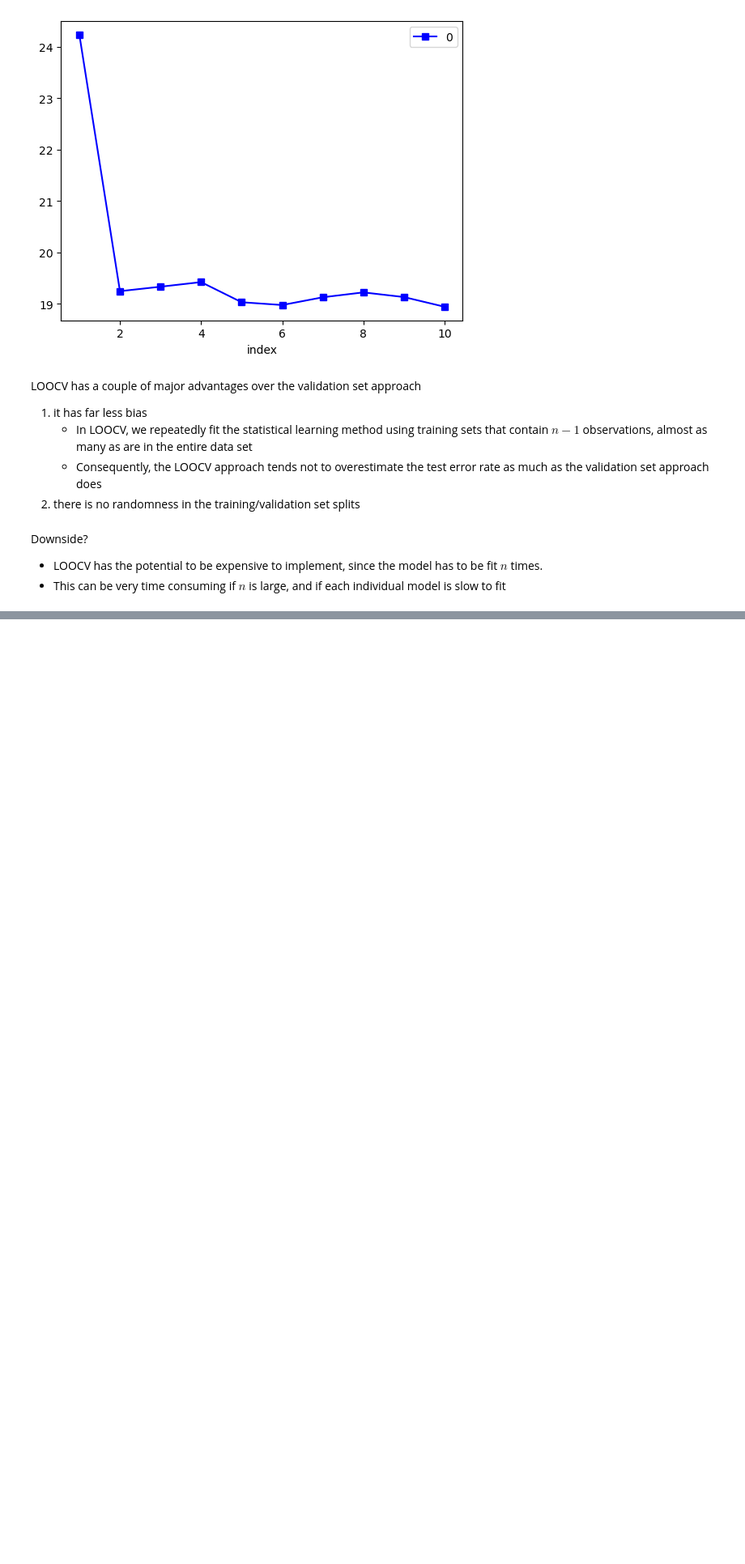
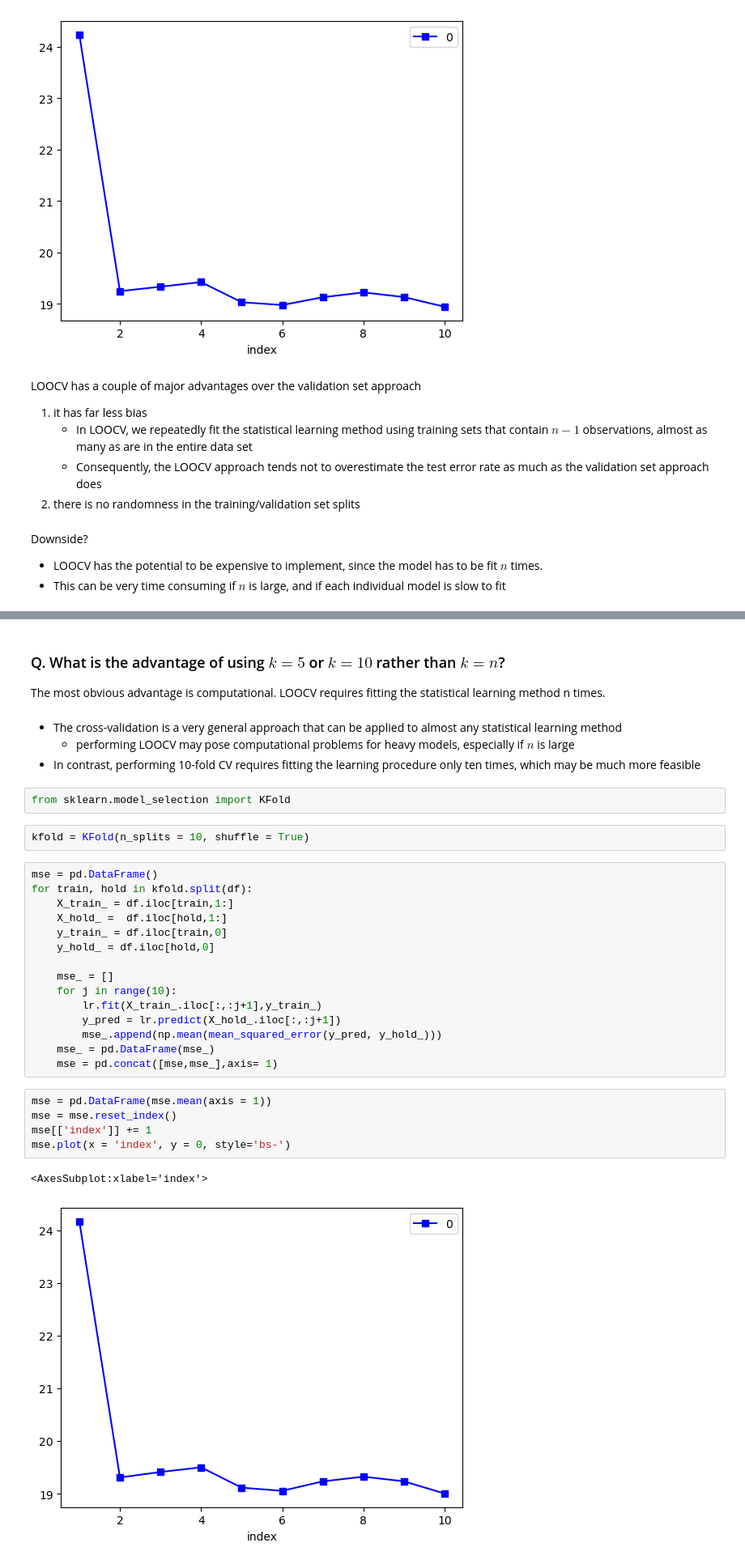
Before and after one commit to YeabinMoonEcon/BUS211, a Jupyter notebook: BUS212_ADA/lecture_note/lecture13.ipynb, the cells around one changed output, grey strips where cells are left out. Shown at 81% size. Cells and saved outputs as stored; diff of their text form; blank space fills up the shorter version.

```diff
--- a/BUS212_ADA/lecture_note/lecture13.ipynb
+++ b/BUS212_ADA/lecture_note/lecture13.ipynb
@@ -286,0 +303,36 @@ Downside?
+# %% [markdown]
+### Q. What is the advantage of using $k = 5$ or $k = 10$ rather than $k = n$?
+
+The most obvious advantage is computational. LOOCV requires fitting the statistical learning method n times.
+# %% [markdown]
+- The cross-validation is a very general approach that can be applied to almost any statistical learning
+method
+    - performing LOOCV may pose computational problems for heavy models, especially if $n$ is large
+- In contrast, performing 10-fold CV requires fitting the learning procedure only ten times, which may be much more feasible
+# %%
+from sklearn.model_selection import KFold
+# %%
+kfold = KFold(n_splits = 10, shuffle = True)
+# %%
+mse = pd.DataFrame()
+for train, hold in kfold.split(df):
+    X_train_ = df.iloc[train,1:]
+    X_hold_ =  df.iloc[hold,1:]
+    y_train_ = df.iloc[train,0]
+    y_hold_ = df.iloc[hold,0]
+
+    mse_ = []
+    for j in range(10):
+        lr.fit(X_train_.iloc[:,:j+1],y_train_)
+        y_pred = lr.predict(X_hold_.iloc[:,:j+1])
+        mse_.append(np.mean(mean_squared_error(y_pred, y_hold_)))
+    mse_ = pd.DataFrame(mse_)
+    mse = pd.concat([mse,mse_],axis= 1)
+# %%
+mse = pd.DataFrame(mse.mean(axis = 1))
+mse = mse.reset_index()
+mse[['index']] += 1
+mse.plot(x = 'index', y = 0, style='bs-')
+# %% [output]
+<AxesSubplot:xlabel='index'>
+[figure, added]
```
Also changed, not shown: parts of 18 cells of this notebook.
